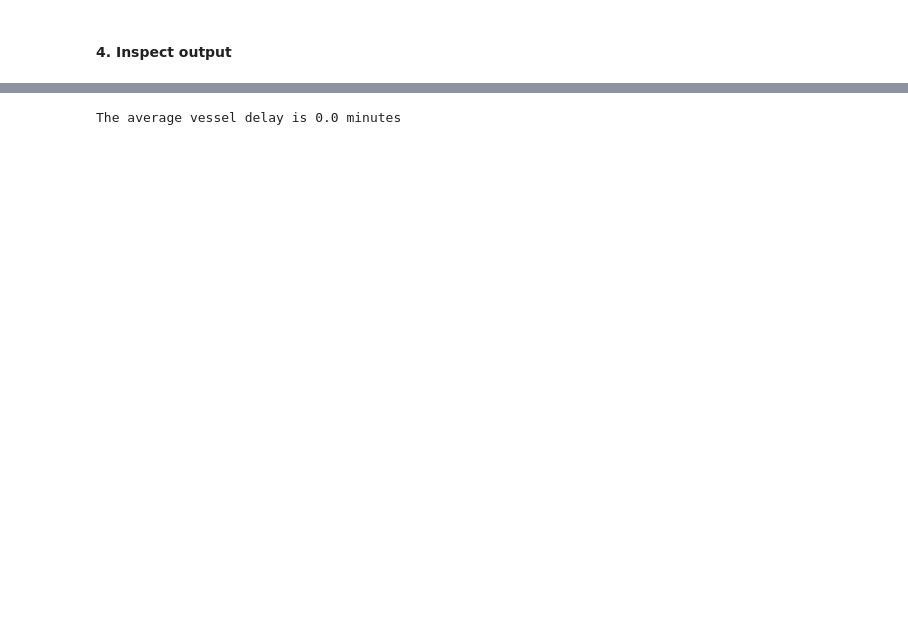
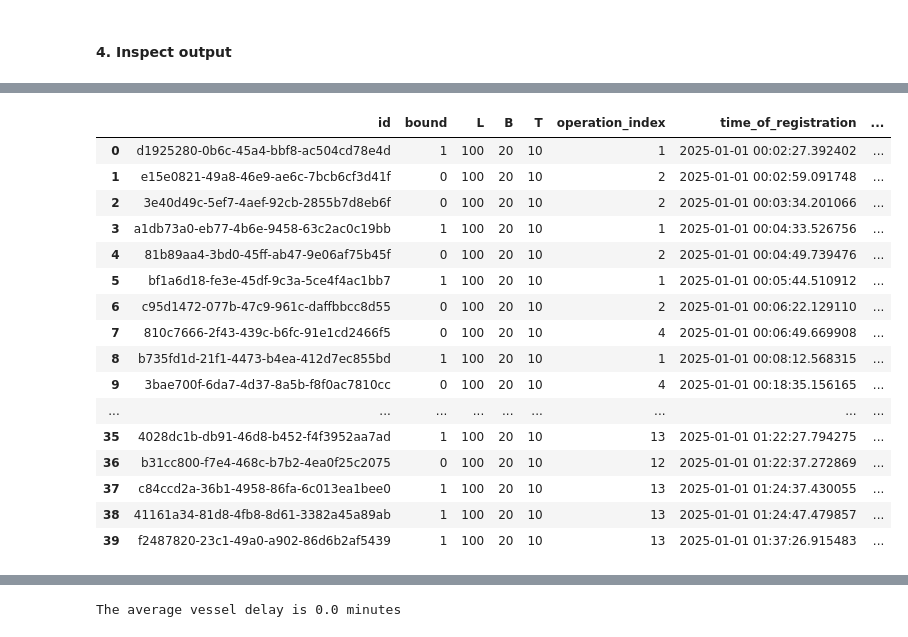
Before and after one commit to TUDelft-CITG/OpenTNSim, a Jupyter notebook: notebooks/0202 - Lock IC with generator.ipynb, the cells around one changed output, grey strips where cells are left out. Saved outputs shown, nothing was run; the diff lists cells and outputs as text; code cells hidden in the pictures; blank space fills up the shorter version.

```diff
--- a/notebooks/0202 - Lock IC with generator.ipynb
+++ b/notebooks/0202 - Lock IC with generator.ipynb
@@ -417,0 +389,20 @@ fig
+# %%
+lock.vessel_planning
+# %% [output]
+|  | id | bound | L | B | T | operation_index | time_of_registration | ... |
+| 0 | d1925280-0b6c-45a4-bbf8-ac504cd78e4d | 1 | 100 | 20 | 10 | 1 | 2025-01-01 00:02:27.392402 | ... |
+| 1 | e15e0821-49a8-46e9-ae6c-7bcb6cf3d41f | 0 | 100 | 20 | 10 | 2 | 2025-01-01 00:02:59.091748 | ... |
+| 2 | 3e40d49c-5ef7-4aef-92cb-2855b7d8eb6f | 0 | 100 | 20 | 10 | 2 | 2025-01-01 00:03:34.201066 | ... |
+| 3 | a1db73a0-eb77-4b6e-9458-63c2ac0c19bb | 1 | 100 | 20 | 10 | 1 | 2025-01-01 00:04:33.526756 | ... |
+| 4 | 81b89aa4-3bd0-45ff-ab47-9e06af75b45f | 0 | 100 | 20 | 10 | 2 | 2025-01-01 00:04:49.739476 | ... |
+| 5 | bf1a6d18-fe3e-45df-9c3a-5ce4f4ac1bb7 | 1 | 100 | 20 | 10 | 1 | 2025-01-01 00:05:44.510912 | ... |
+| 6 | c95d1472-077b-47c9-961c-daffbbcc8d55 | 0 | 100 | 20 | 10 | 2 | 2025-01-01 00:06:22.129110 | ... |
+| 7 | 810c7666-2f43-439c-b6fc-91e1cd2466f5 | 0 | 100 | 20 | 10 | 4 | 2025-01-01 00:06:49.669908 | ... |
+| 8 | b735fd1d-21f1-4473-b4ea-412d7ec855bd | 1 | 100 | 20 | 10 | 1 | 2025-01-01 00:08:12.568315 | ... |
+| 9 | 3bae700f-6da7-4d37-8a5b-f8f0ac7810cc | 0 | 100 | 20 | 10 | 4 | 2025-01-01 00:18:35.156165 | ... |
+| ... | ... | ... | ... | ... | ... | ... | ... | ... |
+| 35 | 4028dc1b-db91-46d8-b452-f4f3952aa7ad | 1 | 100 | 20 | 10 | 13 | 2025-01-01 01:22:27.794275 | ... |
+| 36 | b31cc800-f7e4-468c-b7b2-4ea0f25c2075 | 0 | 100 | 20 | 10 | 12 | 2025-01-01 01:22:37.272869 | ... |
+| 37 | c84ccd2a-36b1-4958-86fa-6c013ea1bee0 | 1 | 100 | 20 | 10 | 13 | 2025-01-01 01:24:37.430055 | ... |
+| 38 | 41161a34-81d8-4fb8-8d61-3382a45a89ab | 1 | 100 | 20 | 10 | 13 | 2025-01-01 01:24:47.479857 | ... |
+| 39 | f2487820-23c1-49a0-a902-86d6b2af5439 | 1 | 100 | 20 | 10 | 13 | 2025-01-01 01:37:26.915483 | ... |
```
Also changed, not shown: parts of 28 cells of this notebook.
